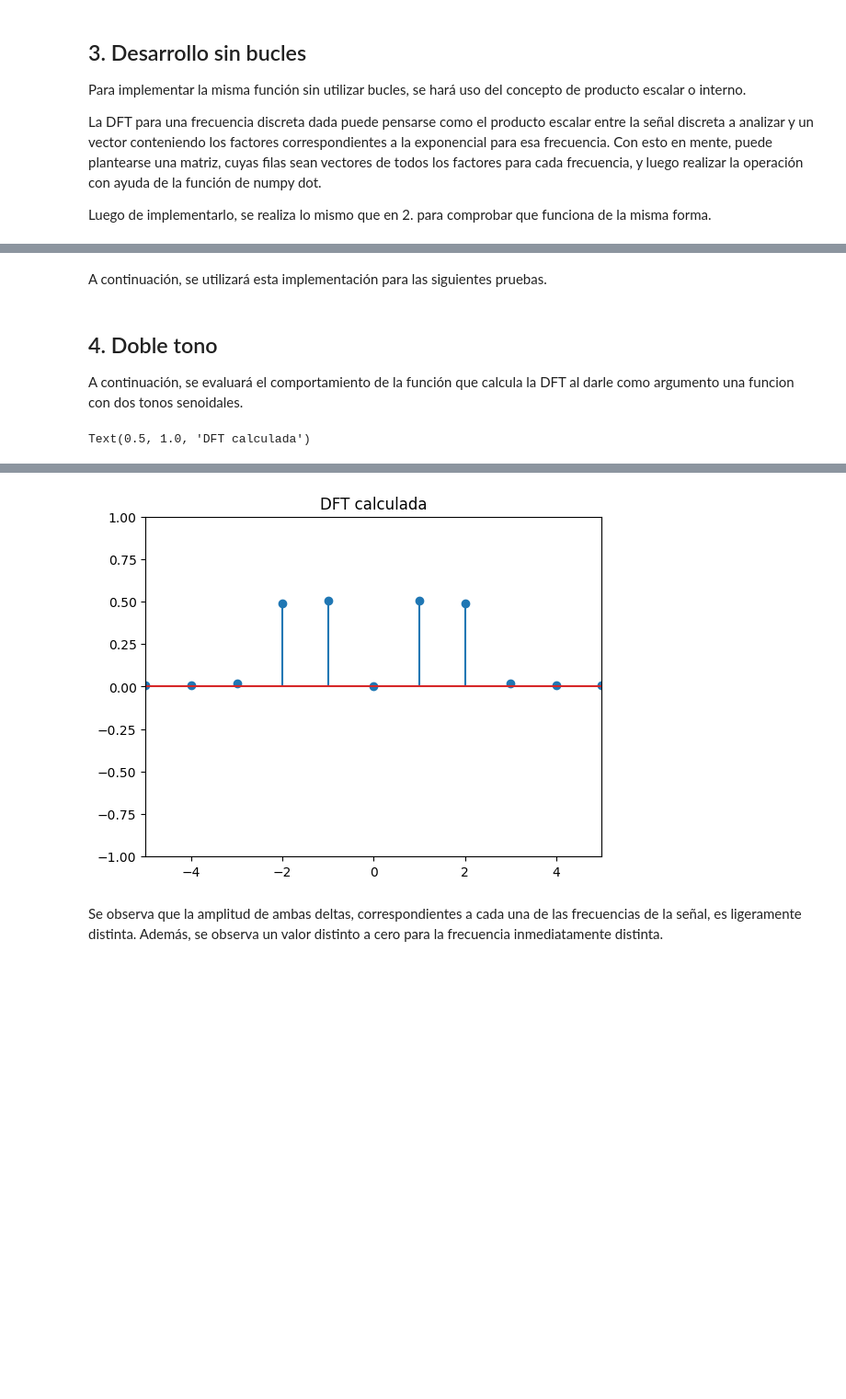
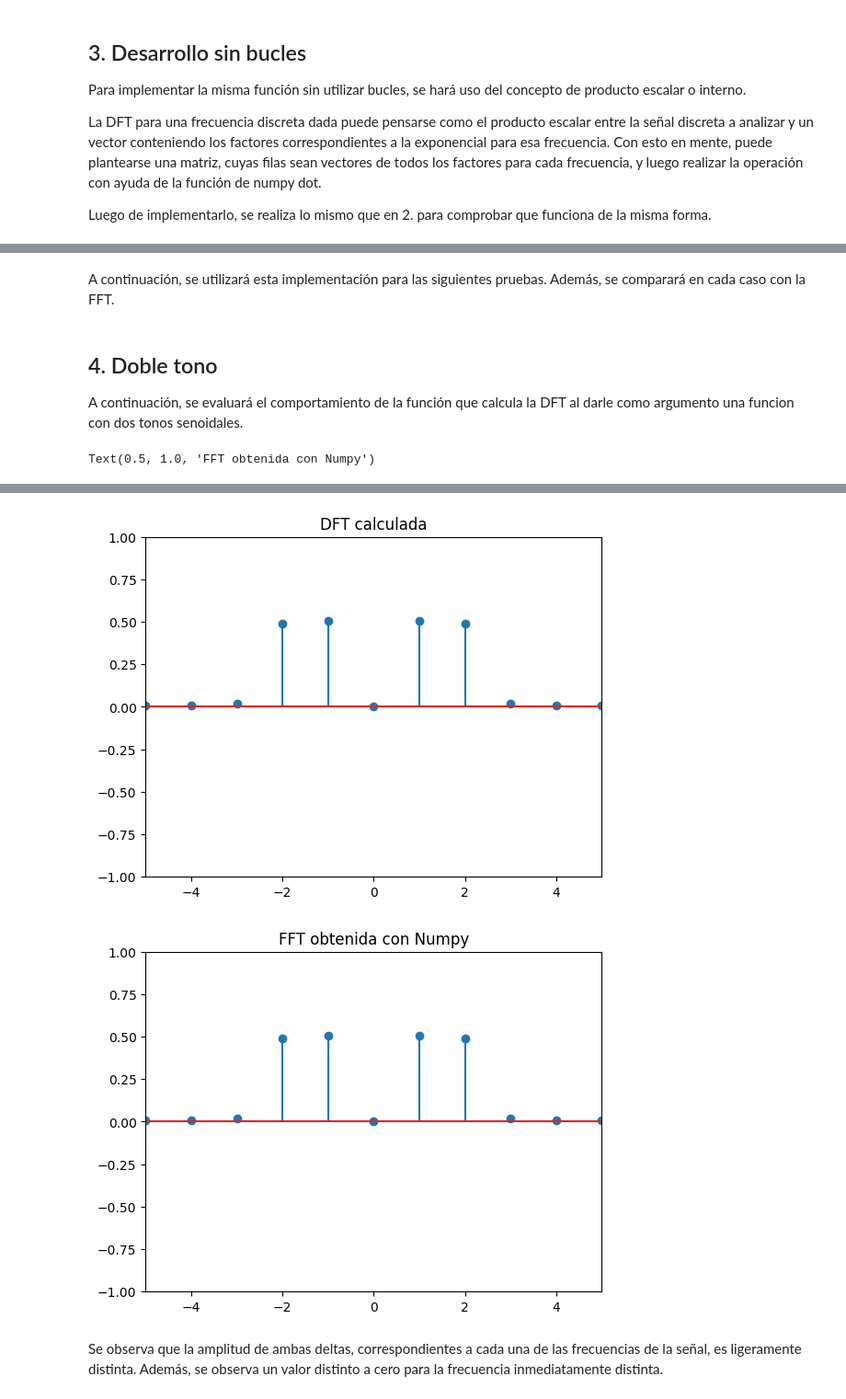
Before and after one commit to micuentz/Workspace_PDS, a Jupyter notebook: Carpeta/Guerrero_TS2.ipynb, the cells around one changed output, grey strips where cells are left out. Shown at 92% size. Drawn from its saved outputs; the diff is of its cells as text; code cells hidden in the pictures; blank space fills up the shorter version.

```diff
--- a/Carpeta/Guerrero_TS2.ipynb
+++ b/Carpeta/Guerrero_TS2.ipynb
@@ -144,5 +154,5 @@ Text(0.5, 1.0, 'DFT calculada sin bucles')
 # %% [markdown]
-A continuación, se utilizará esta implementación para las siguientes pruebas.
+A continuación, se utilizará esta implementación para las siguientes pruebas. Además, se comparará en cada caso con la FFT.
 # %% [markdown]
 ## 4. Doble tono
 
@@ -150,26 +160,36 @@ A continuación, se evaluará el comportamiento de la función que calcula la DF
 # %%
 frec = 2
 
 x , y1 = mifuncion("seno",1,0,frec,0,N,fs)
 
 y += y1
 
 Y = miDFT2(y)
+
+fft = np.fft.fft(y)
+fft = np.divide(fft,len(fft))
 
 plt.plot( x , y ) # Se grafica la función en el dominio del tiempo
 plt.xlim(0,1)
 plt.ylim(-2,2)
 plt.title("Señal en el dominio del tiempo")
 
 plt.figure()
 plt.stem( f , np.abs(Y) )
 plt.xlim(-5,5)
 plt.ylim(-1,1)
 plt.title("DFT calculada")
+
+plt.figure()
+plt.stem( f, np.abs(fft) )
+plt.xlim(-5,5)
+plt.ylim(-1,1)
+plt.title("FFT obtenida con Numpy")
 # %% [output]
-Text(0.5, 1.0, 'DFT calculada')
+Text(0.5, 1.0, 'FFT obtenida con Numpy')
 [figure]
 [figure]
+[figure, added]
 # %% [markdown]
 Se observa que la amplitud de ambas deltas, correspondientes a cada una de las frecuencias de la señal, es ligeramente distinta. Además, se observa un valor distinto a cero para la frecuencia inmediatamente distinta.
 # %% [markdown]
```
Also changed, not shown: parts of 7 cells of this notebook.
